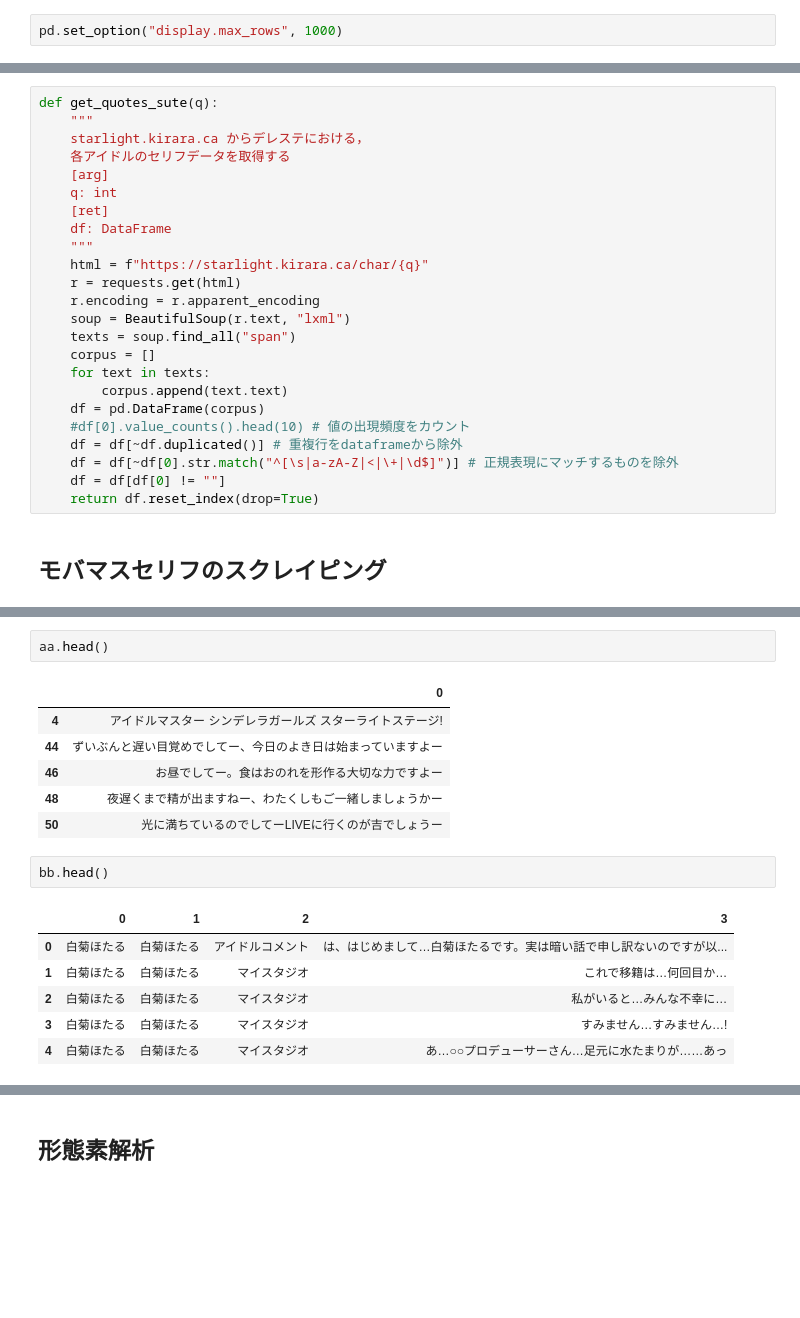
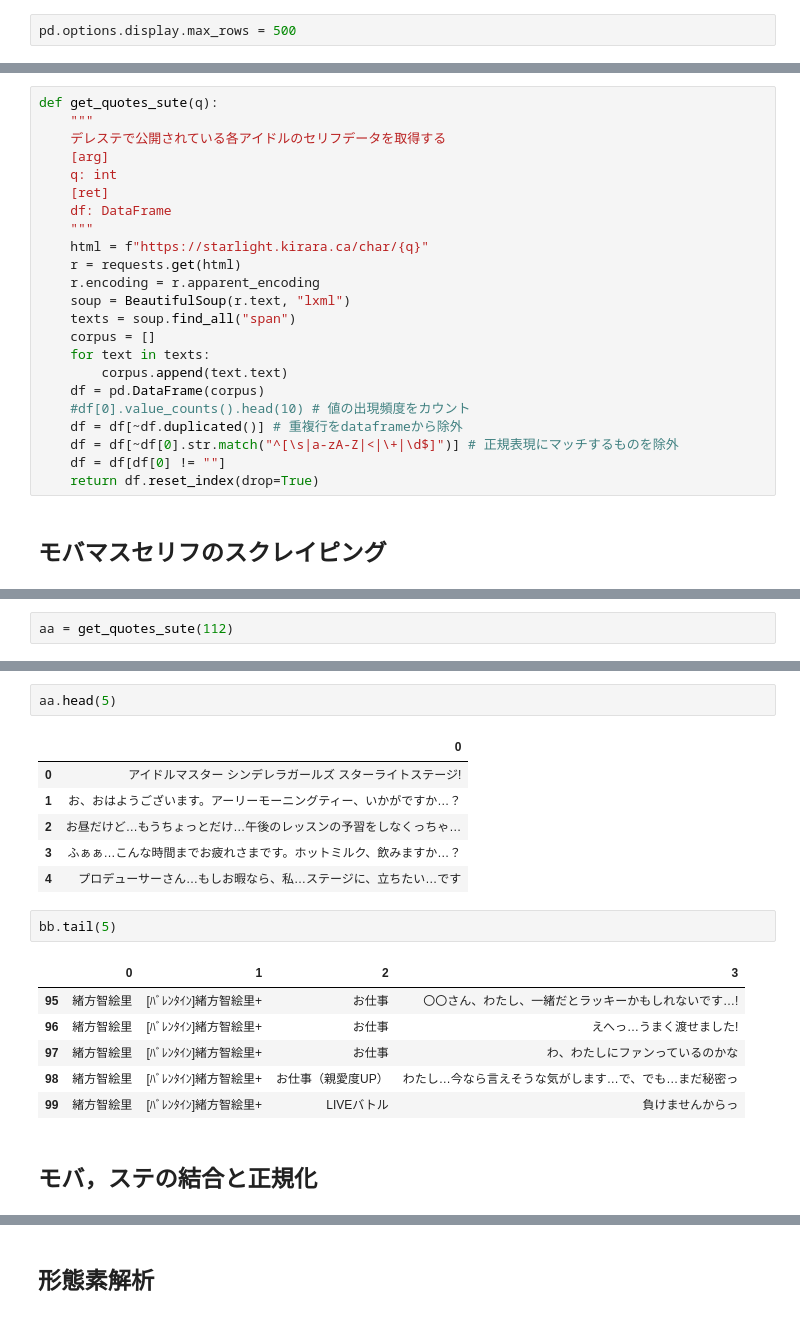
Before and after one commit to waniKN/idol_info, a Jupyter notebook: crawling_and_visuallize.ipynb, the cells around one changed output, grey strips where cells are left out. Saved outputs shown, nothing was run; the diff lists cells and outputs as text; blank space fills up the shorter version.

```diff
--- a/crawling_and_visuallize.ipynb
+++ b/crawling_and_visuallize.ipynb
@@ -21,14 +21,13 @@ import requests
 from bs4 import BeautifulSoup
 import pandas as pd
 # %%
-pd.set_option("display.max_rows", 1000)
+pd.options.display.max_rows = 500
 # %% [markdown]
 ## デレステセリフのスクレイピング
 # %%
 def get_quotes_sute(q):
     """
-    starlight.kirara.ca からデレステにおける，
-    各アイドルのセリフデータを取得する
+    デレステで公開されている各アイドルのセリフデータを取得する
     [arg]
     q: int
     [ret]
@@ -108 +107,3 @@ aa = get_quotes_sute(262)
+# %%
+aa = get_quotes_sute(112)
 # %%
@@ -111,20 +112,22 @@ bb = get_quotes_moba(query="白菊ほたる", debug=True)
 crawling page: 1/2
 crawling page: 2/2
 # %%
-aa.head()
+aa.head(5)
 # %% [output]
 |  | 0 |
-| 4 | アイドルマスター シンデレラガールズ スターライトステージ! |
-| 44 | ずいぶんと遅い目覚めでしてー、今日のよき日は始まっていますよー |
-| 46 | お昼でしてー。食はおのれを形作る大切な力ですよー |
-| 48 | 夜遅くまで精が出ますねー、わたくしもご一緒しましょうかー |
-| 50 | 光に満ちているのでしてーLIVEに行くのが吉でしょうー |
+| 0 | アイドルマスター シンデレラガールズ スターライトステージ! |
+| 1 | お、おはようございます。アーリーモーニングティー、いかがですか…？ |
+| 2 | お昼だけど…もうちょっとだけ…午後のレッスンの予習をしなくっちゃ… |
+| 3 | ふぁぁ…こんな時間までお疲れさまです。ホットミルク、飲みますか…？ |
+| 4 | プロデューサーさん…もしお暇なら、私…ステージに、立ちたい…です |
-# %%
-bb.head()
-# %% [output]
-|  | 0 | 1 | 2 | 3 |
-| 0 | 白菊ほたる | 白菊ほたる | アイドルコメント | は、はじめまして…白菊ほたるです。実は暗い話で申し訳ないのですが以... |
-| 1 | 白菊ほたる | 白菊ほたる | マイスタジオ | これで移籍は…何回目か… |
-| 2 | 白菊ほたる | 白菊ほたる | マイスタジオ | 私がいると…みんな不幸に… |
-| 3 | 白菊ほたる | 白菊ほたる | マイスタジオ | すみません…すみません…! |
-| 4 | 白菊ほたる | 白菊ほたる | マイスタジオ | あ…○○プロデューサーさん…足元に水たまりが……あっ |
+# %%
+bb.tail(5)
+# %% [output]
+|  | 0 | 1 | 2 | 3 |
+| 95 | 緒方智絵里 | [ﾊﾞﾚﾝﾀｲﾝ]緒方智絵里+ | お仕事 | 〇〇さん、わたし、一緒だとラッキーかもしれないです…! |
+| 96 | 緒方智絵里 | [ﾊﾞﾚﾝﾀｲﾝ]緒方智絵里+ | お仕事 | えへっ…うまく渡せました! |
+| 97 | 緒方智絵里 | [ﾊﾞﾚﾝﾀｲﾝ]緒方智絵里+ | お仕事 | わ、わたしにファンっているのかな |
+| 98 | 緒方智絵里 | [ﾊﾞﾚﾝﾀｲﾝ]緒方智絵里+ | お仕事（親愛度UP） | わたし…今なら言えそうな気がします…で、でも…まだ秘密っ |
+| 99 | 緒方智絵里 | [ﾊﾞﾚﾝﾀｲﾝ]緒方智絵里+ | LIVEバトル | 負けませんからっ |
+# %% [markdown]
+## モバ，ステの結合と正規化
```
Also changed, not shown: parts of 16 cells of this notebook, 4 other files.
